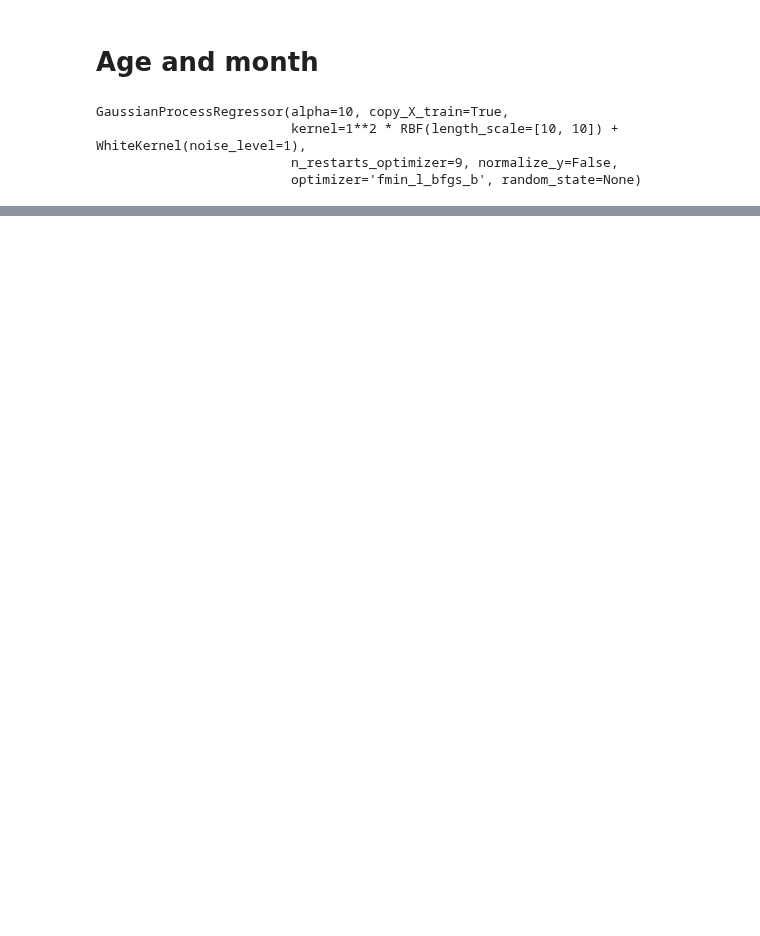
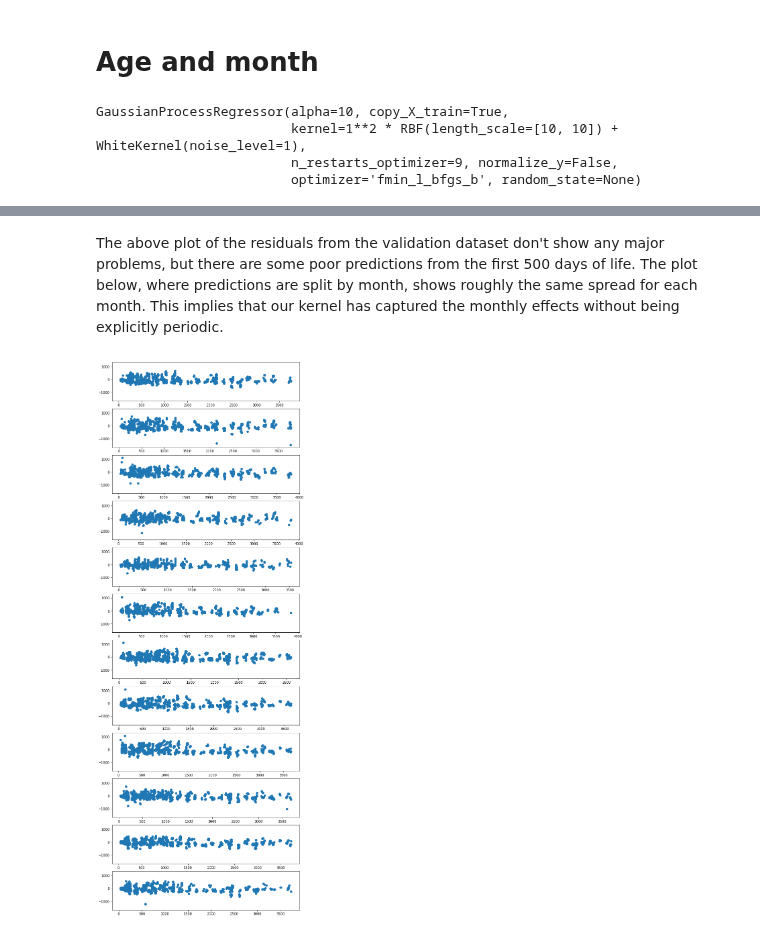
Before and after one commit to DAWells/DAWells.github.io, a Jupyter notebook: analyses/weight_time/Gaussian_process/gaussian_process.ipynb, the cells around one changed output, grey strips where cells are left out. Cells and saved outputs as stored; diff of their text form; code cells hidden in the pictures; blank space fills up the shorter version.

```diff
--- a/analyses/weight_time/Gaussian_process/gaussian_process.ipynb
+++ b/analyses/weight_time/Gaussian_process/gaussian_process.ipynb
@@ -176,0 +168,8 @@ print(gpamc.score(am_val.values, val.weightc))
+# %% [markdown]
+The above plot of the residuals from the validation dataset don't show any major problems, but there are some poor predictions from the first 500 days of life. The plot below, where predictions are split by month, shows roughly the same spread for each month. This implies that our kernel has captured the monthly effects without being explicitly periodic.
+# %%
+fig, axs = plt.subplots(12,1, figsize = (10,30), sharey=True)
+for i in range(1,13):
+    axs[i-1].scatter(am_val[am_val.monthn == i].agen, val_resid[am_val.monthn == i])
+# %% [output]
+[figure, added]
```
Also changed, not shown: parts of 14 cells of this notebook, 1 other file.
